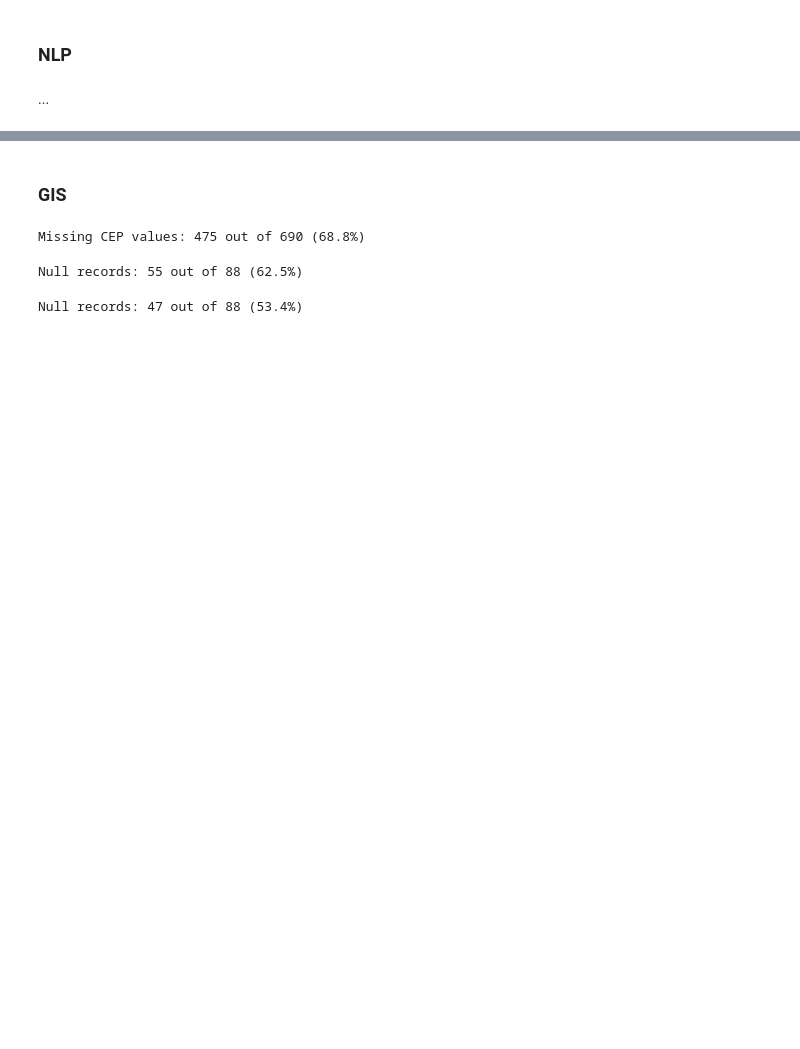
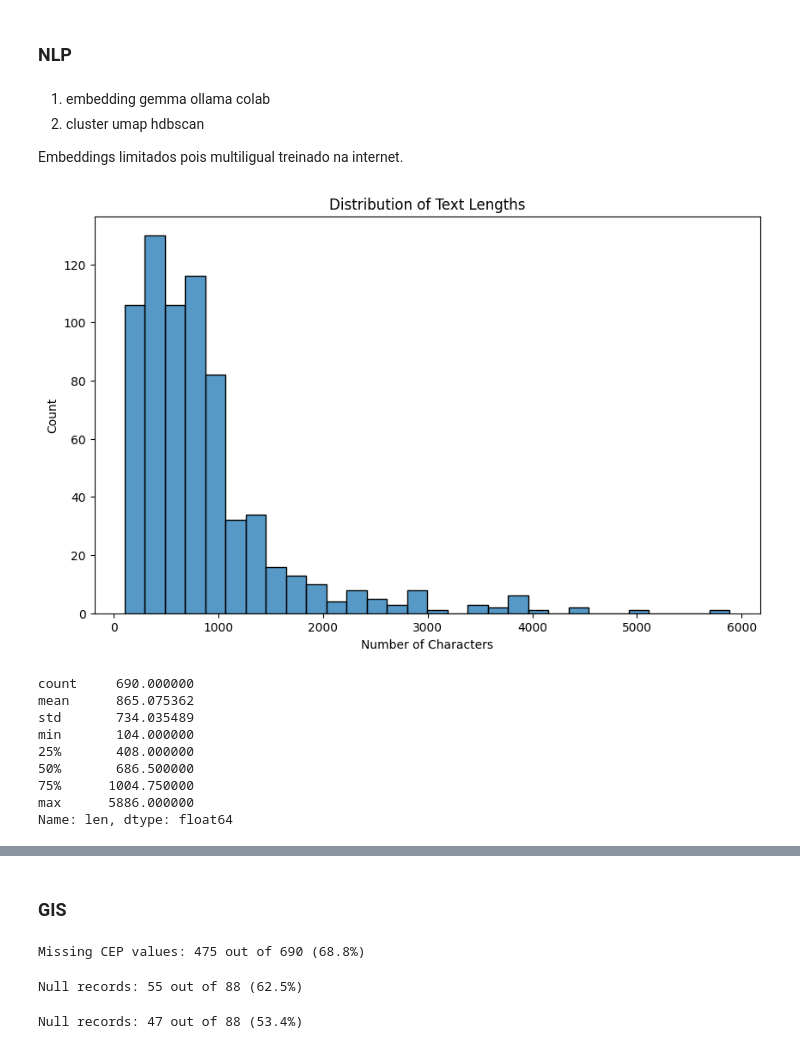
Before and after one commit to noah-art3mis/takehome-lablivre-analysis, a Jupyter notebook: relatorio_lablivre.ipynb, the cells around one changed output, grey strips where cells are left out. Drawn from its saved outputs; the diff is of its cells as text; code cells hidden in the pictures; blank space fills up the shorter version.

Commit message:
add embeddings

```diff
--- a/relatorio_lablivre.ipynb
+++ b/relatorio_lablivre.ipynb
@@ -1340,5 +1340,8 @@ Com tudo isso, encontramos os registros mais anômalos:
 | 28451.53-40 | ADEQUACAO DE TRECHO RODOVIARIO - ENTRONCAMENTO... | 2.1 anos | R$ 359.130.057,13 |
 # %% [markdown]
 ### NLP
-# %% [markdown]
-...
+# %% [markdown]
+1. embedding gemma ollama colab
+2. cluster umap hdbscan
+
+Embeddings limitados pois multiligual treinado na internet.
@@ -1344,0 +1358,38 @@ Com tudo isso, encontramos os registros mais anômalos:
+# %%
+textos_df = pd.read_parquet('df_id_texto.parquet')
+textos_df.head()
+
+sentences = textos_df['textoTotal'].tolist()
+
+embeddings = model.encode(sentences=sentences, prompt_name='Clustering', show_progress_bar=True, convert_to_numpy=True)
+embeddings.shape
+
+df = df.concat
+df_with_embeddings = pd.merge(df, sentences_with_embeddings, left_on='textoTotal', right_on='texto')
+df_with_embeddings = df_with_embeddings.drop('texto', axis=1)
+
+df_with_embeddings.to_parquet('data/projetos_com_vetores.parquet')
+# %%
+lens = df[['idUnico', 'textoTotal']].copy()
+lens['len'] = lens['textoTotal'].str.len()
+
+plt.figure(figsize=(10,6))
+sns.histplot(data=lens['len'], bins=30)
+plt.title('Distribution of Text Lengths')
+plt.xlabel('Number of Characters')
+plt.ylabel('Count')
+plt.show()
+
+# Also show the summary statistics
+print(lens['len'].describe())
+# %% [output]
+[figure, added]
+count     690.000000
+mean      865.075362
+std       734.035489
+min       104.000000
+25%       408.000000
+50%       686.500000
+75%      1004.750000
+max      5886.000000
+Name: len, dtype: float64
```
Also changed, not shown: parts of 8 cells of this notebook, 4 other files.
